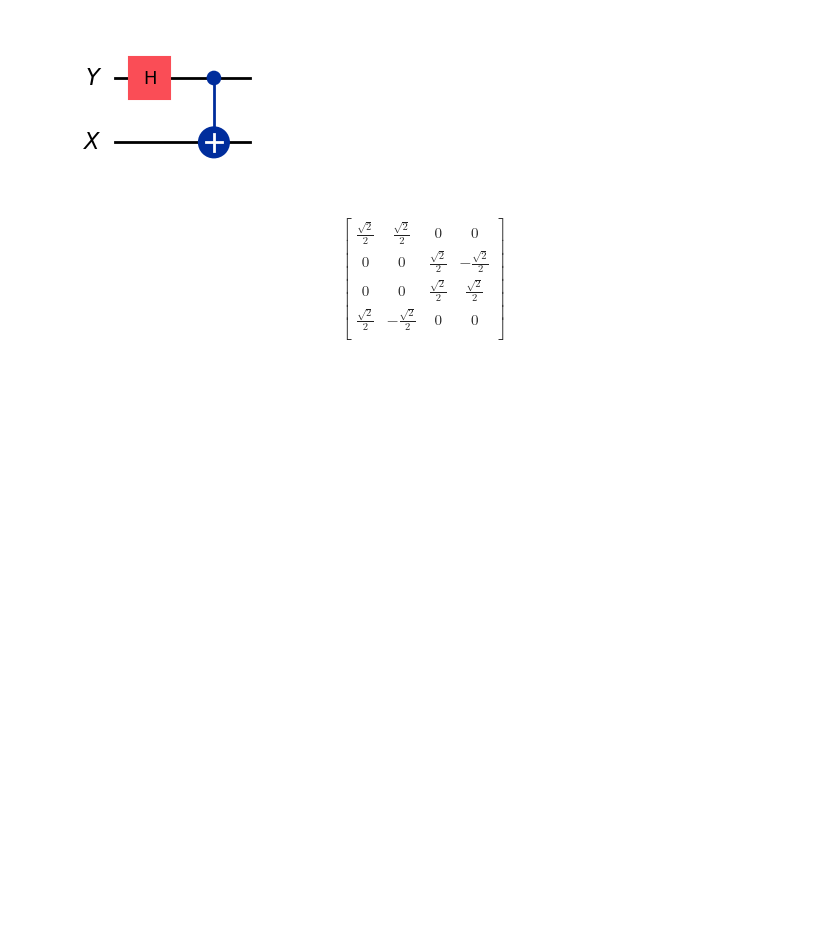
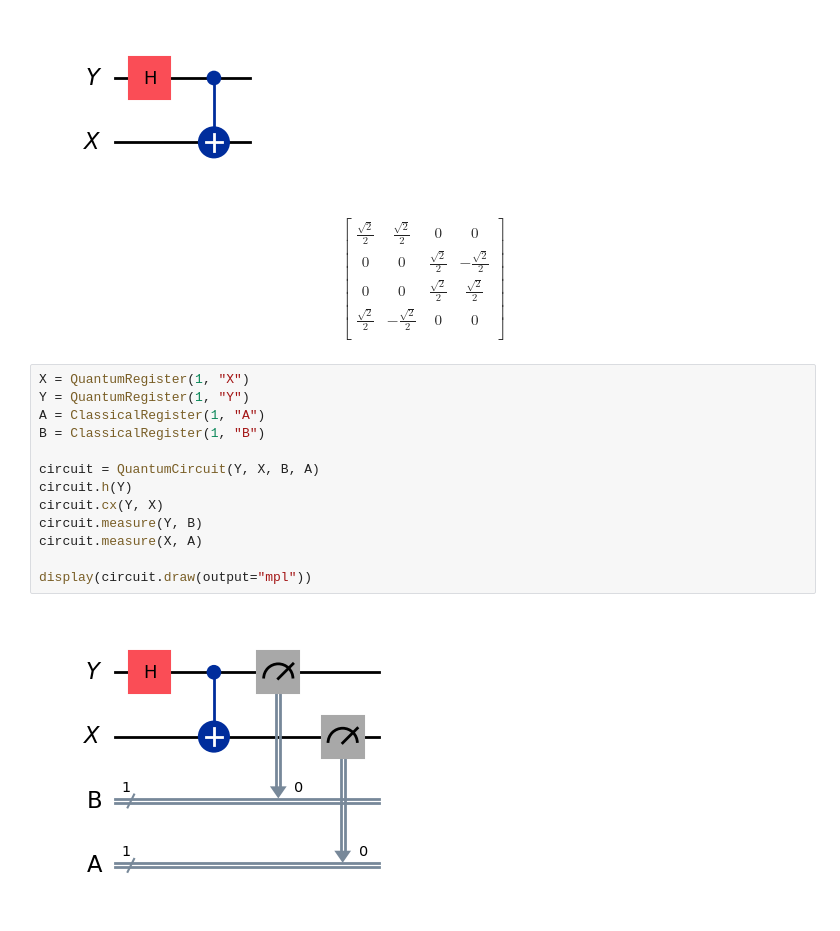
Before and after one commit to zjuadurey/QuantumComputing, a Jupyter notebook: IBMcourse/basics-of-quantum-information/quantum_circuits.ipynb, the cells around one changed output. Saved outputs shown, nothing was run; the diff lists cells and outputs as text; blank space fills up the shorter version.

Commit message:
circuit

```diff
--- a/IBMcourse/basics-of-quantum-information/quantum_circuits.ipynb
+++ b/IBMcourse/basics-of-quantum-information/quantum_circuits.ipynb
@@ -48,3 +48,18 @@ $$
  \frac{\sqrt{2}}{2} & - \frac{\sqrt{2}}{2} & 0 & 0  \\
  \end{bmatrix}
 $$
+# %%
+X = QuantumRegister(1, "X")
+Y = QuantumRegister(1, "Y")
+A = ClassicalRegister(1, "A")
+B = ClassicalRegister(1, "B")
+
+circuit = QuantumCircuit(Y, X, B, A)
+circuit.h(Y)
+circuit.cx(Y, X)
+circuit.measure(Y, B)
+circuit.measure(X, A)
+
+display(circuit.draw(output="mpl"))
+# %% [output]
+[figure, added]
```
Also changed, not shown: parts of 1 cell of this notebook.
